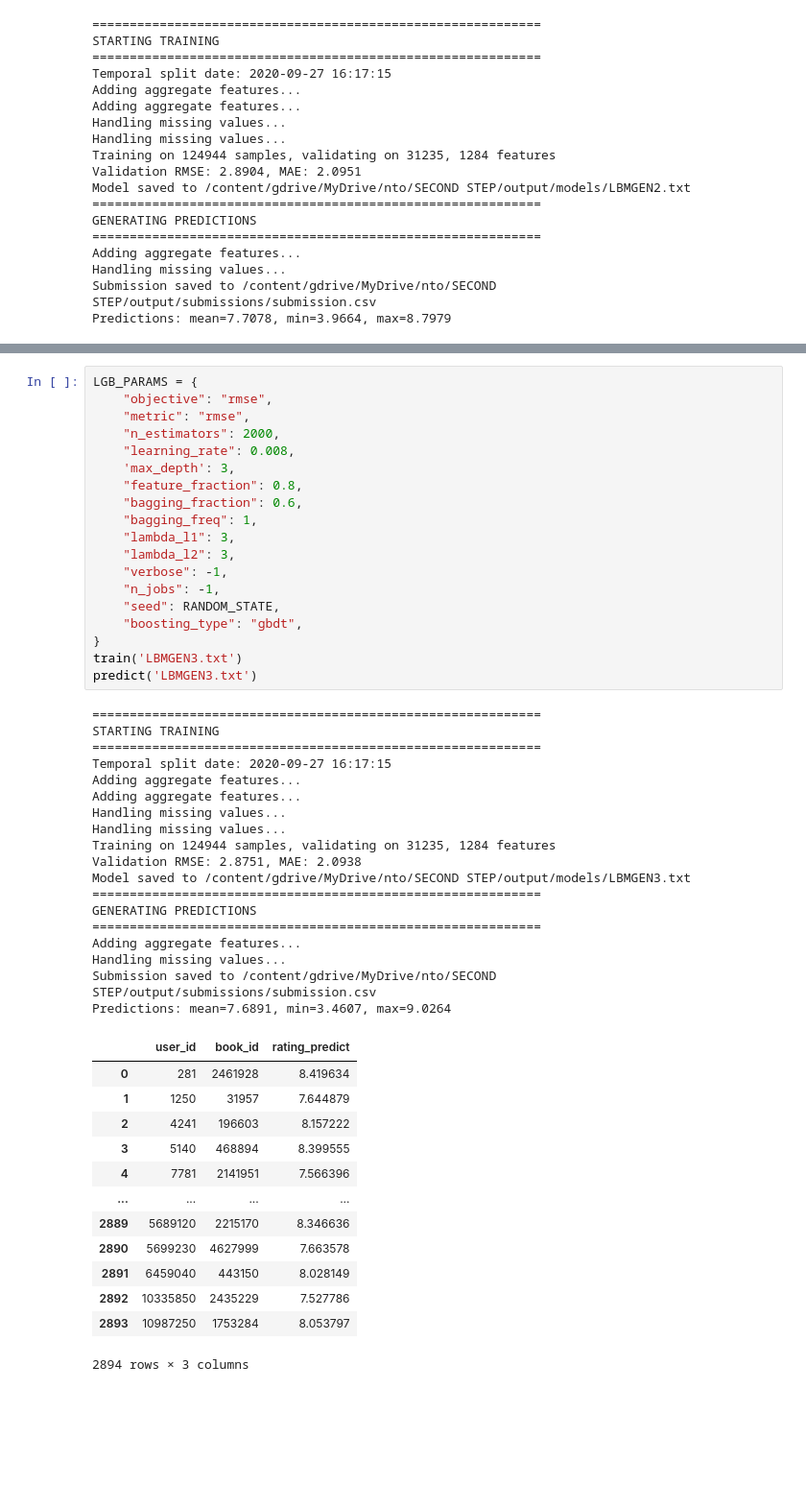
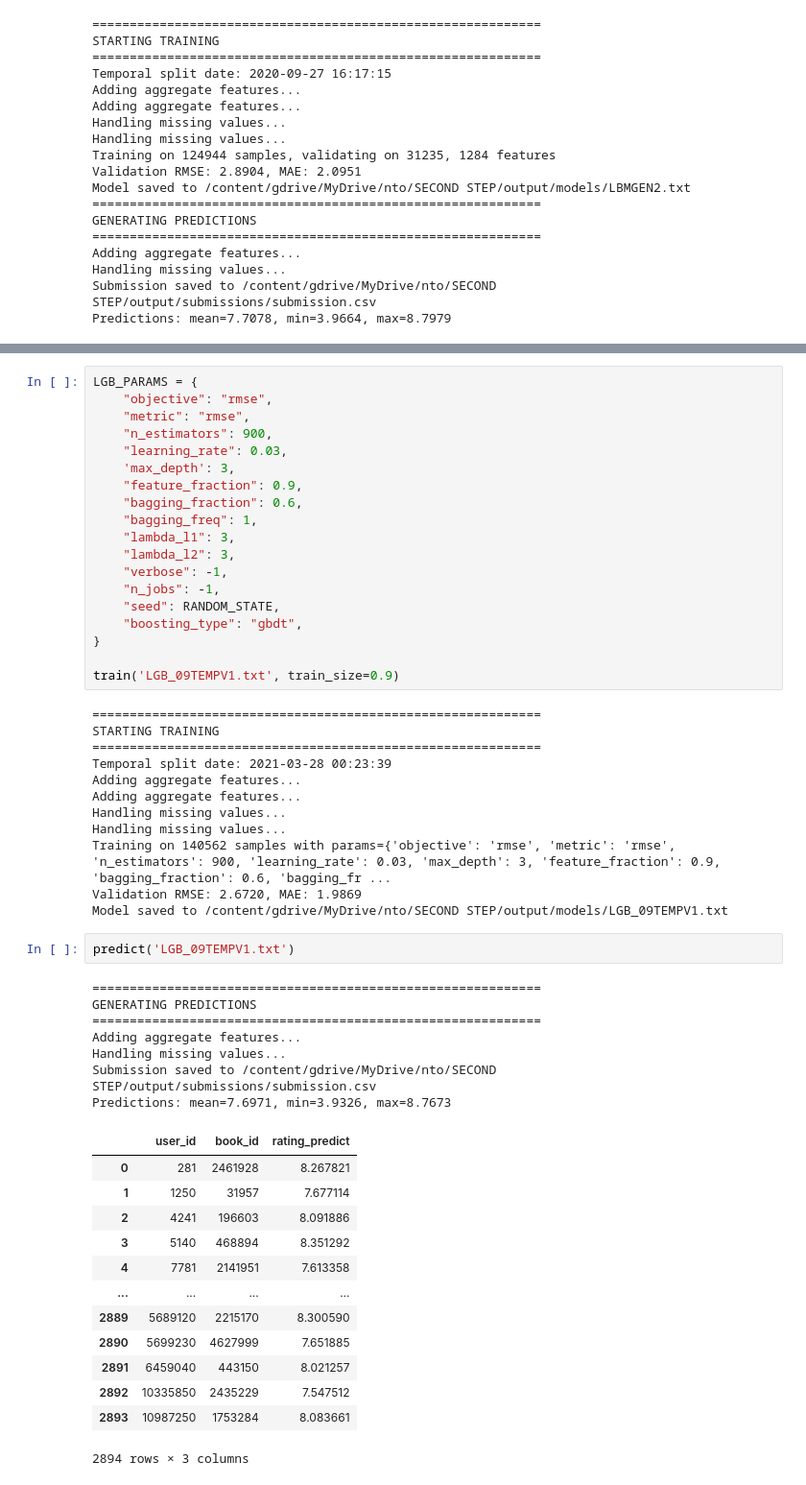
Before and after one commit to chisem29/NTO-AI, a Jupyter notebook: NTOVOR.ipynb, the cells around one changed output, grey strips where cells are left out. Shown: that part at 96% size. Cells and saved outputs as stored; diff of their text form; blank space fills up the shorter version.

```diff
--- a/NTOVOR.ipynb
+++ b/NTOVOR.ipynb
@@ -549,10 +583,10 @@ Predictions: mean=7.7078, min=3.9664, max=8.7979
 LGB_PARAMS = {
     "objective": "rmse",
     "metric": "rmse",
-    "n_estimators": 2000,
-    "learning_rate": 0.008,
+    "n_estimators": 900,
+    "learning_rate": 0.03,
     'max_depth': 3,
-    "feature_fraction": 0.8,
+    "feature_fraction": 0.9,
     "bagging_fraction": 0.6,
     "bagging_freq": 1,
     "lambda_l1": 3,
@@ -562,39 +596,42 @@ LGB_PARAMS = {
     "seed": RANDOM_STATE,
     "boosting_type": "gbdt",
 }
-train('LBMGEN3.txt')
-predict('LBMGEN3.txt')
+
+train('LGB_09TEMPV1.txt', train_size=0.9)
 # %% [output]
 ============================================================
 STARTING TRAINING
 ============================================================
-Temporal split date: 2020-09-27 16:17:15
+Temporal split date: 2021-03-28 00:23:39
 Adding aggregate features...
 Adding aggregate features...
 Handling missing values...
 Handling missing values...
-Training on 124944 samples, validating on 31235, 1284 features
-Validation RMSE: 2.8751, MAE: 2.0938
-Model saved to /content/gdrive/MyDrive/nto/SECOND STEP/output/models/LBMGEN3.txt
-============================================================
-GENERATING PREDICTIONS
-============================================================
-Adding aggregate features...
-Handling missing values...
-Submission saved to /content/gdrive/MyDrive/nto/SECOND STEP/output/submissions/submission.csv
-Predictions: mean=7.6891, min=3.4607, max=9.0264
+Training on 140562 samples with params={'objective': 'rmse', 'metric': 'rmse', 'n_estimators': 900, 'learning_rate': 0.03, 'max_depth': 3, 'feature_fraction': 0.9, 'bagging_fraction': 0.6, 'bagging_fr ...
+Validation RMSE: 2.6720, MAE: 1.9869
+Model saved to /content/gdrive/MyDrive/nto/SECOND STEP/output/models/LGB_09TEMPV1.txt
-|  | user_id | book_id | rating_predict |
-| 0 | 281 | 2461928 | 8.419634 |
-| 1 | 1250 | 31957 | 7.644879 |
-| 2 | 4241 | 196603 | 8.157222 |
-| 3 | 5140 | 468894 | 8.399555 |
-| 4 | 7781 | 2141951 | 7.566396 |
-| ... | ... | ... | ... |
-| 2889 | 5689120 | 2215170 | 8.346636 |
-| 2890 | 5699230 | 4627999 | 7.663578 |
-| 2891 | 6459040 | 443150 | 8.028149 |
-| 2892 | 10335850 | 2435229 | 7.527786 |
-| 2893 | 10987250 | 1753284 | 8.053797 |
-2894 rows × 3 columns
+# %%
+predict('LGB_09TEMPV1.txt')
+# %% [output]
+============================================================
+GENERATING PREDICTIONS
+============================================================
+Adding aggregate features...
+Handling missing values...
+Submission saved to /content/gdrive/MyDrive/nto/SECOND STEP/output/submissions/submission.csv
+Predictions: mean=7.6971, min=3.9326, max=8.7673
+|  | user_id | book_id | rating_predict |
+| 0 | 281 | 2461928 | 8.267821 |
+| 1 | 1250 | 31957 | 7.677114 |
+| 2 | 4241 | 196603 | 8.091886 |
+| 3 | 5140 | 468894 | 8.351292 |
+| 4 | 7781 | 2141951 | 7.613358 |
+| ... | ... | ... | ... |
+| 2889 | 5689120 | 2215170 | 8.300590 |
+| 2890 | 5699230 | 4627999 | 7.651885 |
+| 2891 | 6459040 | 443150 | 8.021257 |
+| 2892 | 10335850 | 2435229 | 7.547512 |
+| 2893 | 10987250 | 1753284 | 8.083661 |
+2894 rows × 3 columns
 # %%
 LGB_PARAMS = {
```
Also changed, not shown: parts of 23 cells of this notebook, 12 other files.
